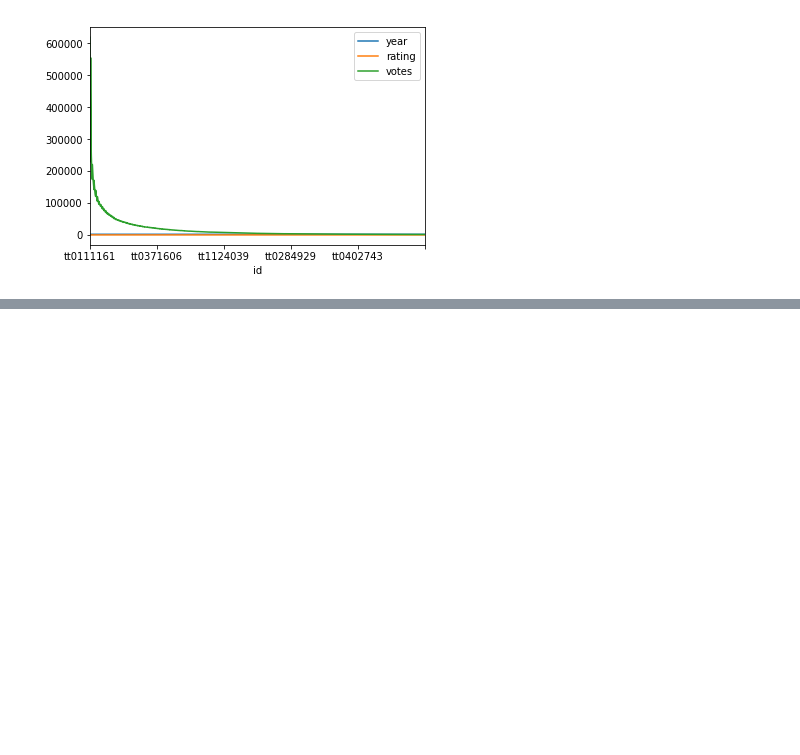
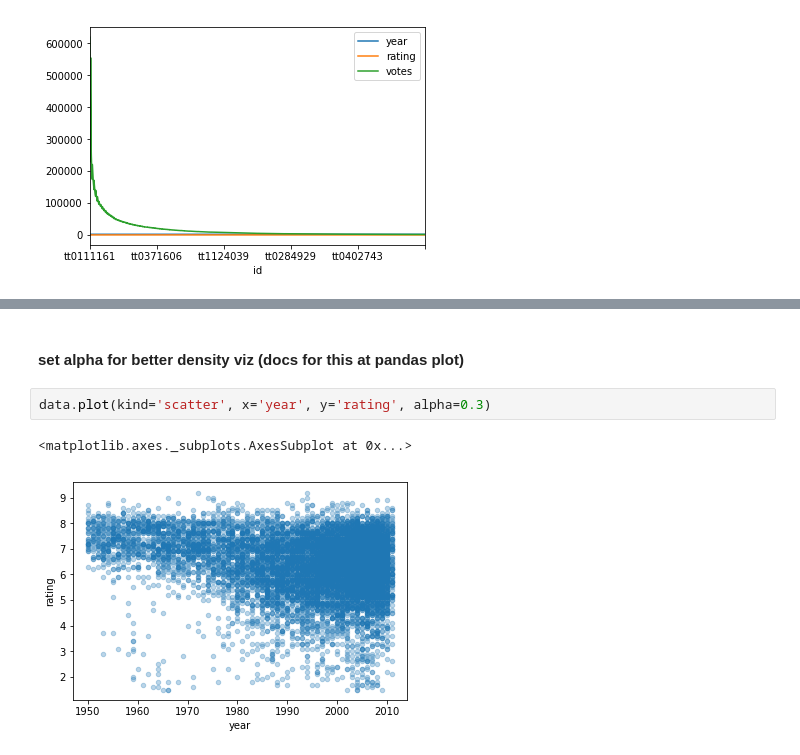
Before and after one commit to vaithschmitz/onemonthpython, a Jupyter notebook: week3/data_analysis_intro.ipynb, the cells around one changed output, grey strips where cells are left out. Saved outputs shown, nothing was run; the diff lists cells and outputs as text; blank space fills up the shorter version.

```diff
--- a/week3/data_analysis_intro.ipynb
+++ b/week3/data_analysis_intro.ipynb
@@ -237,0 +247,7 @@ data.plot()
+# %% [markdown]
+#### set alpha for better density viz (docs for this at pandas plot)
+# %%
+data.plot(kind='scatter', x='year', y='rating', alpha=0.3)
+# %% [output]
+<matplotlib.axes._subplots.AxesSubplot at 0x...>
+[figure, added]
```
Also changed, not shown: parts of 12 cells of this notebook.
